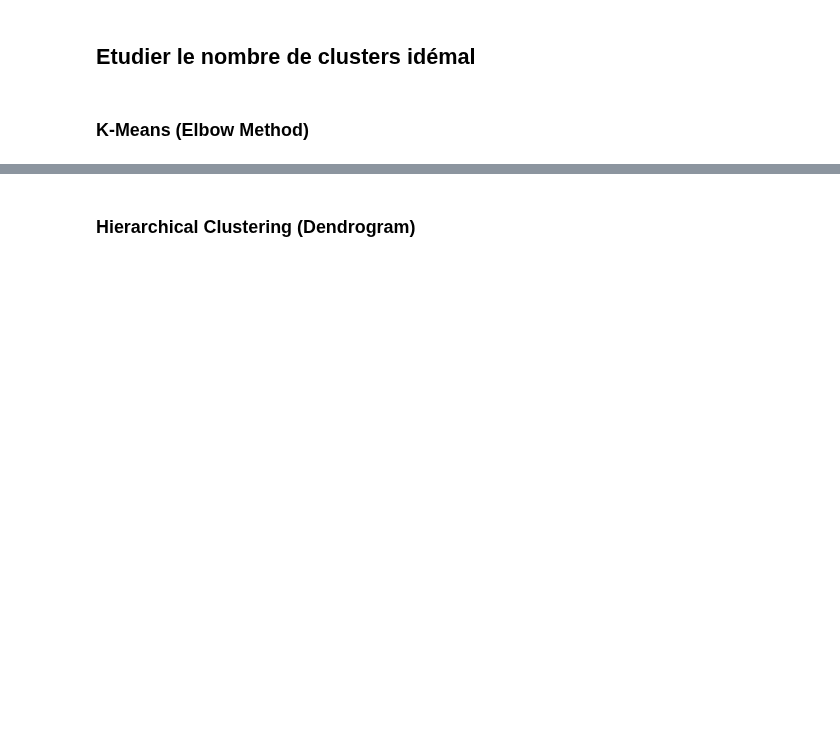
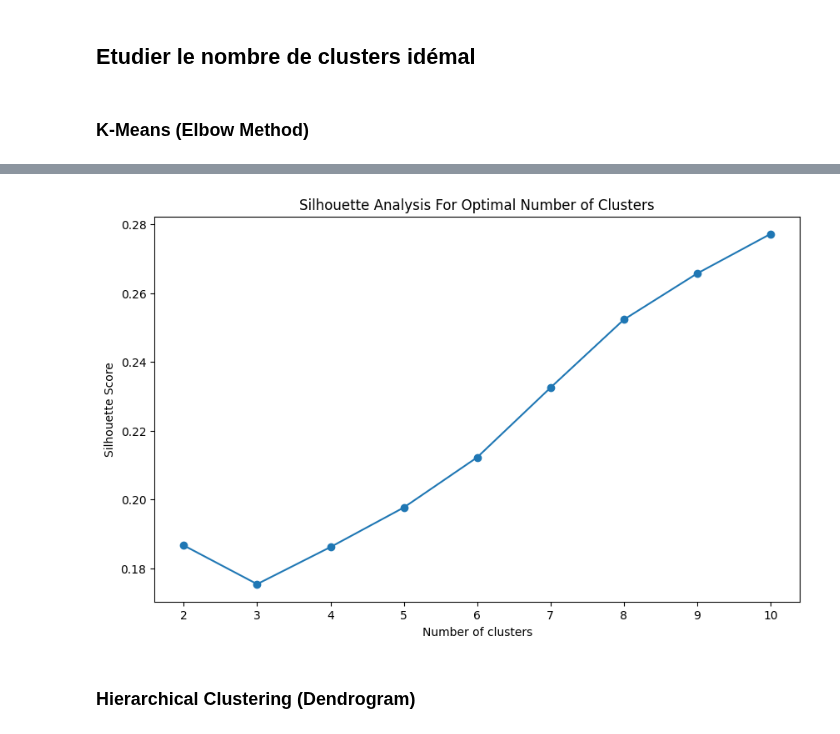
Before and after one commit to Viet281101/ITLMAU, a Jupyter notebook: Semestre_6_L3/IA_et_apprentissage/Projet/test.ipynb, the cells around one changed output, grey strips where cells are left out. Cells and saved outputs as stored; diff of their text form; code cells hidden in the pictures; blank space fills up the shorter version.

```diff
--- a/Semestre_6_L3/IA_et_apprentissage/Projet/test.ipynb
+++ b/Semestre_6_L3/IA_et_apprentissage/Projet/test.ipynb
@@ -226,3 +232,21 @@ find_optimal_k_kmeans(data_scaled)
+# %%
+def silhouette_analysis(data, max_k):
+	silhouette_scores = []
+	for k in range(2, max_k+1):
+		kmeans = KMeans(n_clusters=k, random_state=42)
+		labels = kmeans.fit_predict(data)
+		score = silhouette_score(data, labels)
+		silhouette_scores.append(score)
+	plt.figure(figsize=(10, 6))
+	plt.plot(range(2, max_k+1), silhouette_scores, marker='o')
+	plt.xlabel('Number of clusters')
+	plt.ylabel('Silhouette Score')
+	plt.title('Silhouette Analysis For Optimal Number of Clusters')
+	plt.show()
+# %%
+silhouette_analysis(data_scaled, 10)
+# %% [output]
+[figure, added]
 # %% [markdown]
 ### Hierarchical Clustering (Dendrogram)
 # %%
```
Also changed, not shown: parts of 11 cells of this notebook, 1 other file.
